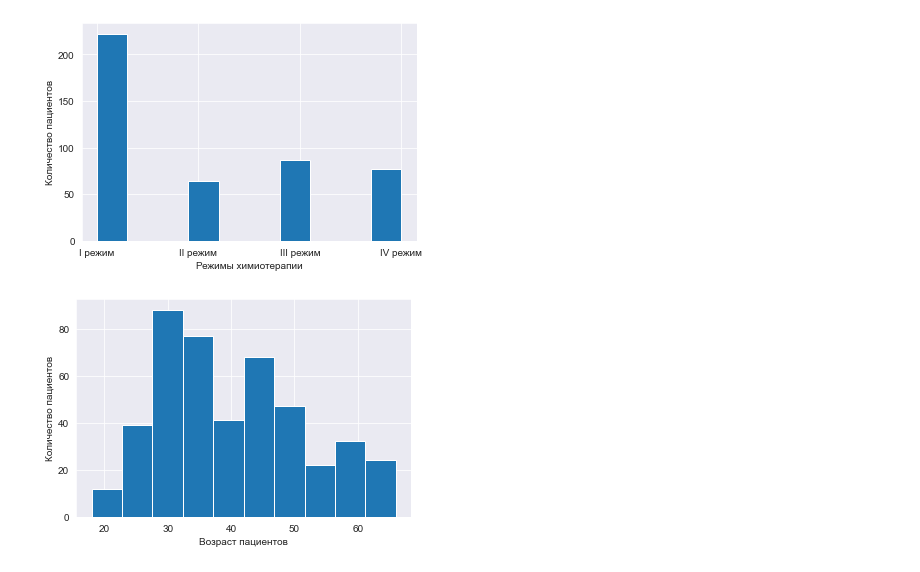
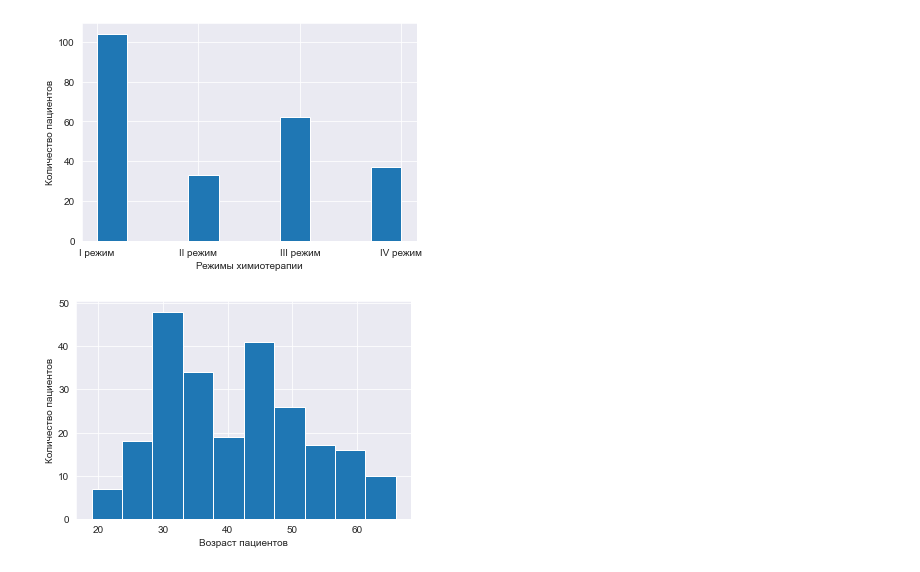
Before and after one commit to Vypsen/kyrsach-data-analysis, a Jupyter notebook: main.ipynb, the cells around one changed output. Drawn from its saved outputs; the diff is of its cells as text; code cells hidden in the pictures.

```diff
--- a/main.ipynb
+++ b/main.ipynb
@@ -32,9 +33,10 @@ data['Курение стаж'] = data['Курение стаж'].replace('да'
 # пустые клетки заменяем на "неизвестно "
 data = data.fillna('неизвестно')
 # %%
-therapy_completed = data[data['Лечение прервано'] == 'По согласованию с врачом']
-therapy_not_completed = data[data['Лечение прервано'] != 'По согласованию с врачом']
-refused = data[data['Лечение прервано'] == 'да/отказ']
-leave = data[data['Лечение прервано'] == 'да/самовольный уход']
+# therapy_completed = data[data['Лечение прервано'] == 'По согласованию с врачом']
+# therapy_not_completed = data[data['Лечение прервано'] != 'По согласованию с врачом']
+# refused = data[data['Лечение прервано'] == 'да/отказ']
+# leave = data[data['Лечение прервано'] == 'да/самовольный уход']
 
-data['Лечение прервано'].value_counts()
+therapy_completed = data[(data['Лечение завершено (стационарный этап)'] == 'да')]
+therapy_not_completed = data[data['Лечение завершено (стационарный этап)'] == 'нет']
@@ -55,17 +49,17 @@ mens = data[data['Пол'] == 'м'].get(['Номер', 'Пол'])
 max_day_therapy = data[data['К/Дней'] == max(data['К/Дней'])].get(['Номер', 'К/Дней'])
 min_day_therapy = data[data['К/Дней'] == min(data['К/Дней'])].get(['Номер', 'К/Дней'])
 # %%
-plt.hist(data['Режимы химиотерапии'])
+plt.hist(therapy_completed['Режимы химиотерапии'])
 plt.xlabel('Режимы химиотерапии')
 plt.ylabel('Количество пациентов')
 plt.show()
 # %% [output]
-[figure, old version]
+[figure, new version]
 # %%
 # гистограмма по возрасту
-plt.hist(data['Возраст'])
+plt.hist(therapy_completed['Возраст'])
 plt.xlabel('Возраст пациентов')
 plt.ylabel('Количество пациентов')
 plt.show()
 # %% [output]
-[figure, old version]
+[figure, new version]
```
Also changed, not shown: parts of 4 cells of this notebook.
